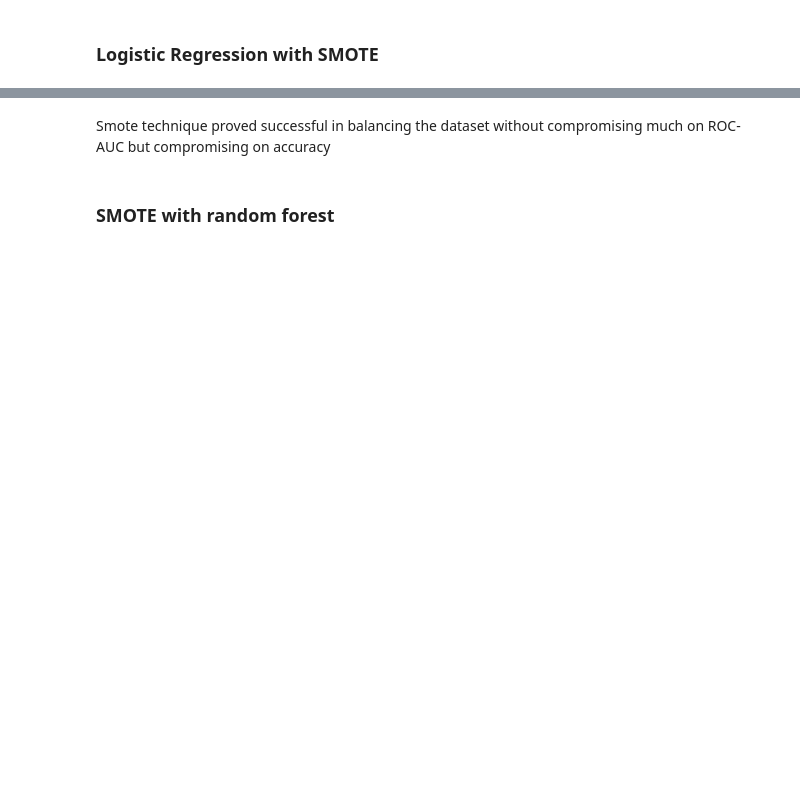
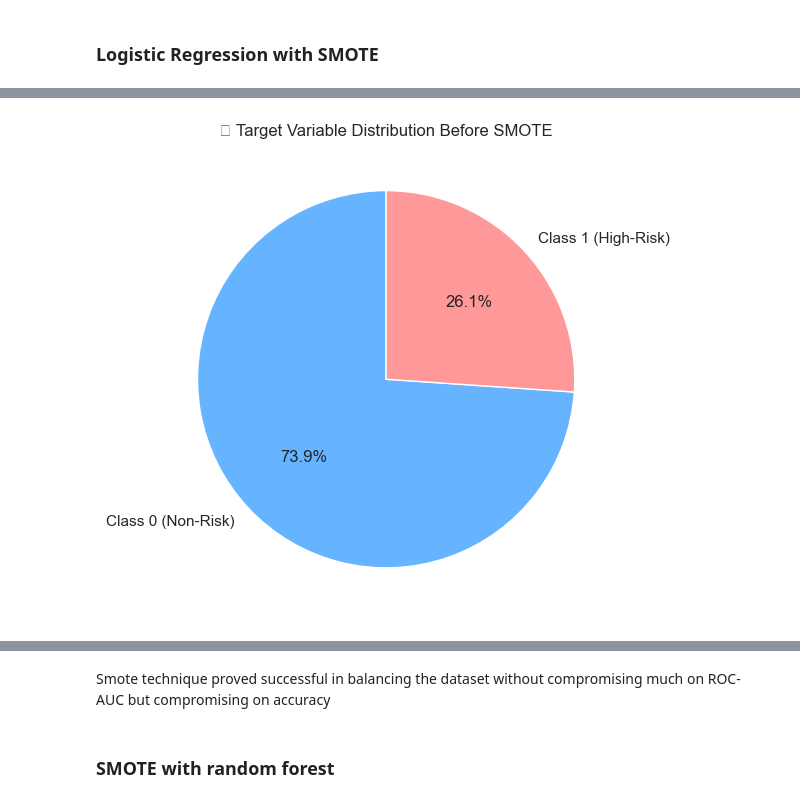
Before and after one commit to Kitiksha1000/Case-Study-12--Ensuring-QA-Measures-in-Credit-Risk-Assessment, a Jupyter notebook: PAKDD_preprocessing.ipynb, the cells around one changed output, grey strips where cells are left out. Drawn from its saved outputs; the diff is of its cells as text; code cells hidden in the pictures; blank space fills up the shorter version.

```diff
--- a/PAKDD_preprocessing.ipynb
+++ b/PAKDD_preprocessing.ipynb
@@ -1012,0 +1048,22 @@ There is imbalance for class 1 causing a drop of Precision and recall
+# %%
+'''baseline_model = LogisticRegression(max_iter=1000, random_state=42)
+
+# 2. Train the model
+baseline_model.fit(X_train, y_train)
+
+# 3. Make predictions
+y_pred = baseline_model.predict(X_test)
+y_prob = baseline_model.predict_proba(X_test)[:, 1]
+
+# 4. Evaluate
+print("📊 Baseline Logistic Regression Results")
+print("-" * 40)
+print("Accuracy       :", accuracy_score(y_test, y_pred))
+print("Precision      :", precision_score(y_test, y_pred))
+print("Recall         :", recall_score(y_test, y_pred))
+print("F1 Score       :", f1_score(y_test, y_pred))
+print("ROC-AUC Score  :", roc_auc_score(y_test, y_prob))
+
+# 5. Detailed Report
+print("\nClassification Report:\n", classification_report(y_test, y_pred))
+print("Confusion Matrix:\n", confusion_matrix(y_test, y_pred))'''
@@ -1065,0 +1213,21 @@ ROC-AUC Score  : 0.5807
+# %%
+import matplotlib.pyplot as plt
+import pandas as pd
+
+# Convert y_train to pandas Series if it's not already
+y_train_series = pd.Series(y_train)
+
+# Plot pie chart
+plt.figure(figsize=(6, 6))
+y_train_series.value_counts().plot.pie(
+    autopct='%1.1f%%',
+    startangle=90,
+    labels=['Class 0 (Non-Risk)', 'Class 1 (High-Risk)'],
+    colors=['#66b3ff', '#ff9999']
+)
+plt.title("📊 Target Variable Distribution Before SMOTE")
+plt.ylabel("")
+plt.tight_layout()
+plt.show()
+# %% [output]
+[figure, added]
```
Also changed, not shown: parts of 48 cells of this notebook.
